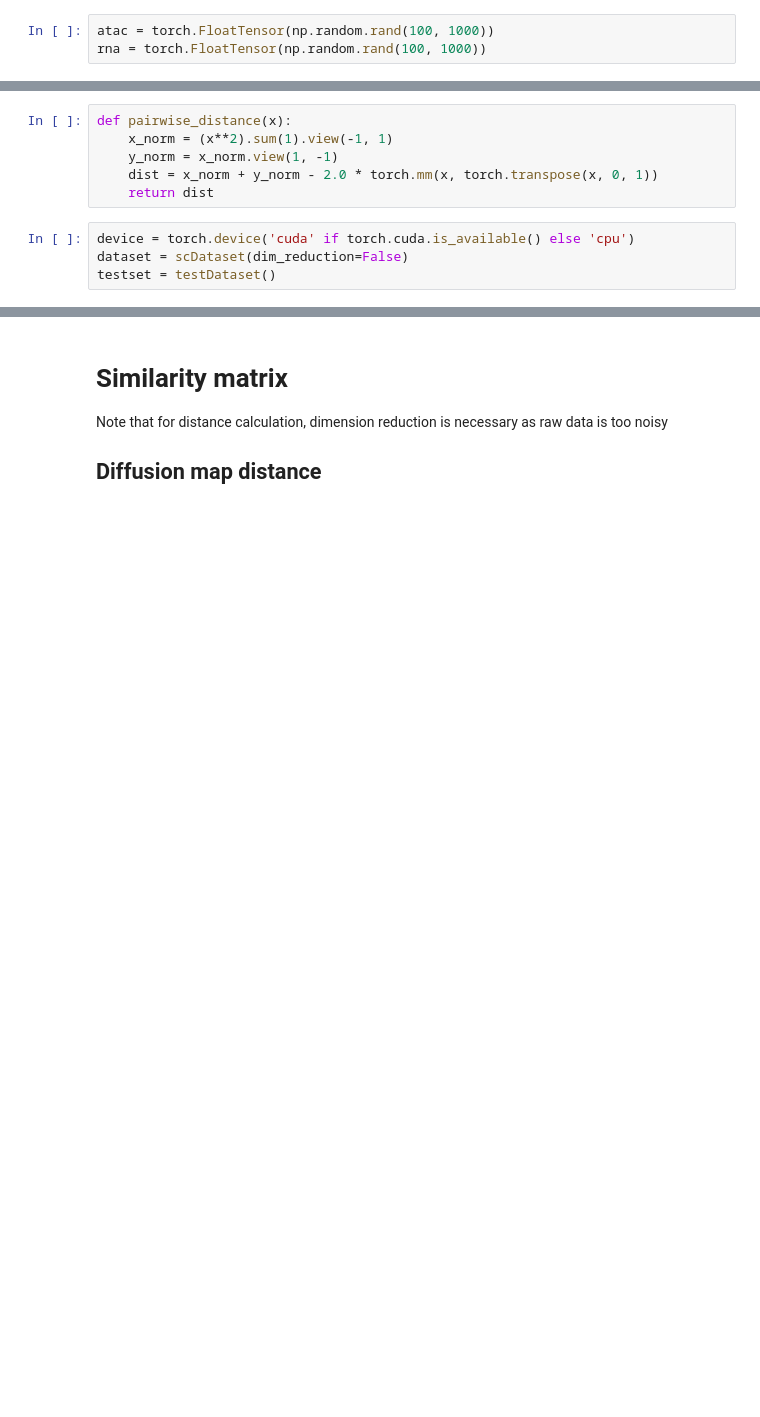
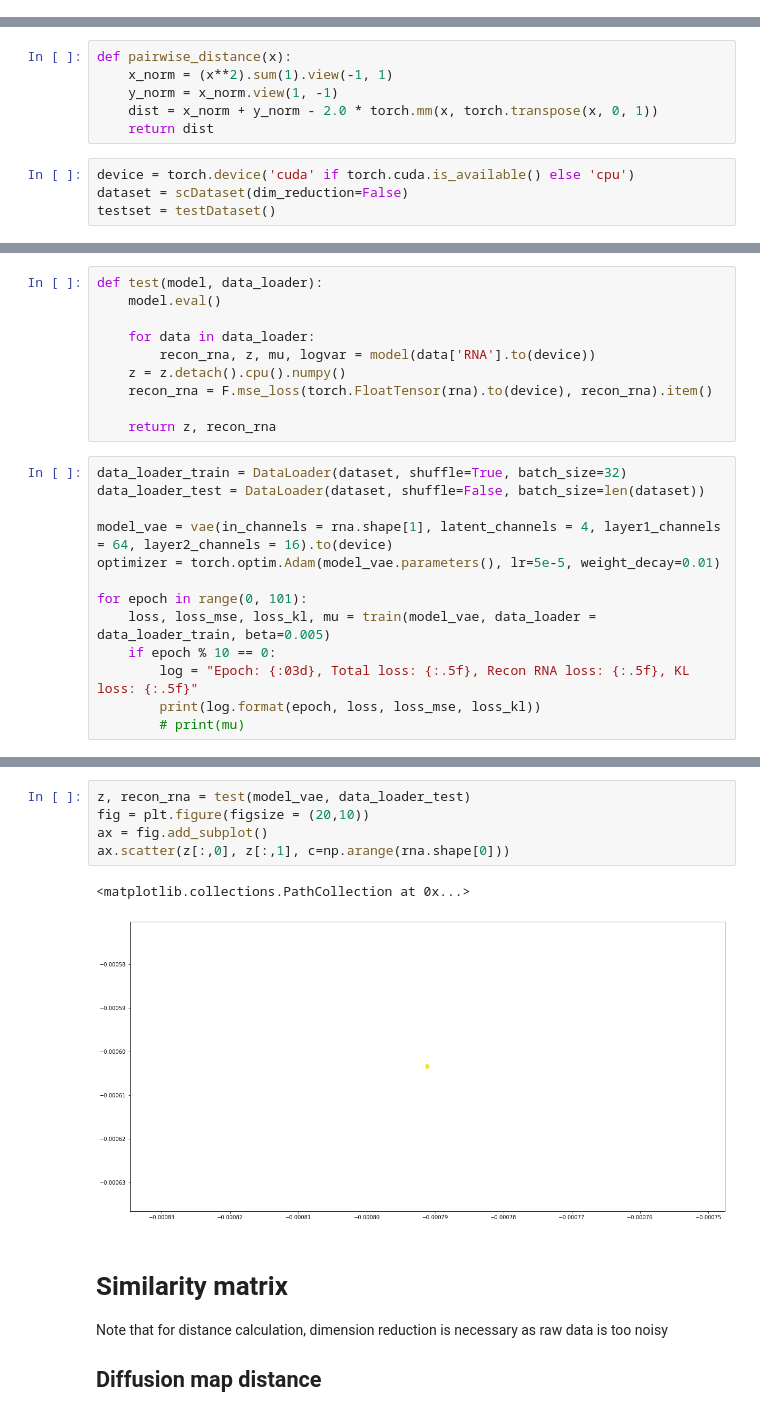
Before and after one commit to cyang389/JointTI, a Jupyter notebook: integration.ipynb, the cells around one changed output, grey strips where cells are left out. Drawn from its saved outputs; the diff is of its cells as text; blank space fills up the shorter version.

```diff
--- a/integration.ipynb
+++ b/integration.ipynb
@@ -20,3 +21,0 @@ rna = pd_rna.to_numpy()
-# %%
-atac = torch.FloatTensor(np.random.rand(100, 1000))
-rna = torch.FloatTensor(np.random.rand(100, 1000))
@@ -32,0 +66,23 @@ testset = testDataset()
+# %%
+def test(model, data_loader):
+    model.eval()
+
+    for data in data_loader:
+        recon_rna, z, mu, logvar = model(data['RNA'].to(device))
+    z = z.detach().cpu().numpy()
+    recon_rna = F.mse_loss(torch.FloatTensor(rna).to(device), recon_rna).item()
+
+    return z, recon_rna
+# %%
+data_loader_train = DataLoader(dataset, shuffle=True, batch_size=32)
+data_loader_test = DataLoader(dataset, shuffle=False, batch_size=len(dataset))
+
+model_vae = vae(in_channels = rna.shape[1], latent_channels = 4, layer1_channels = 64, layer2_channels = 16).to(device)
+optimizer = torch.optim.Adam(model_vae.parameters(), lr=5e-5, weight_decay=0.01)
+
+for epoch in range(0, 101):
+    loss, loss_mse, loss_kl, mu = train(model_vae, data_loader = data_loader_train, beta=0.005)
+    if epoch % 10 == 0:
+        log = "Epoch: {:03d}, Total loss: {:.5f}, Recon RNA loss: {:.5f}, KL loss: {:.5f}"
+        print(log.format(epoch, loss, loss_mse, loss_kl))
+        # print(mu)
@@ -33,3 +101,11 @@ testset = testDataset()
+# %%
+z, recon_rna = test(model_vae, data_loader_test)
+fig = plt.figure(figsize = (20,10))
+ax = fig.add_subplot()
+ax.scatter(z[:,0], z[:,1], c=np.arange(rna.shape[0]))
+# %% [output]
+<matplotlib.collections.PathCollection at 0x...>
+[figure, added]
 # %% [markdown]
 # Similarity matrix
 Note that for distance calculation, dimension reduction is necessary as raw data is too noisy
```
Also changed, not shown: parts of 6 cells of this notebook, 1 other file.
